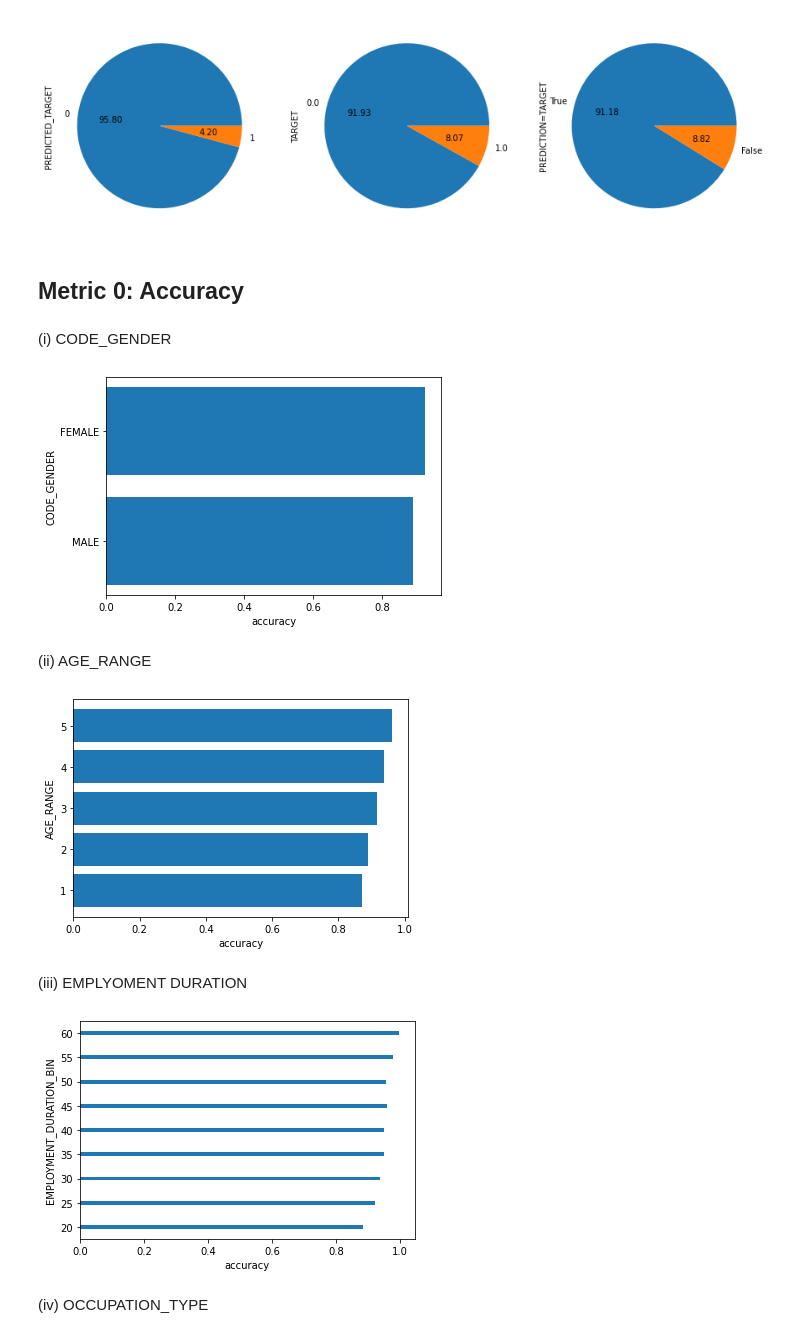
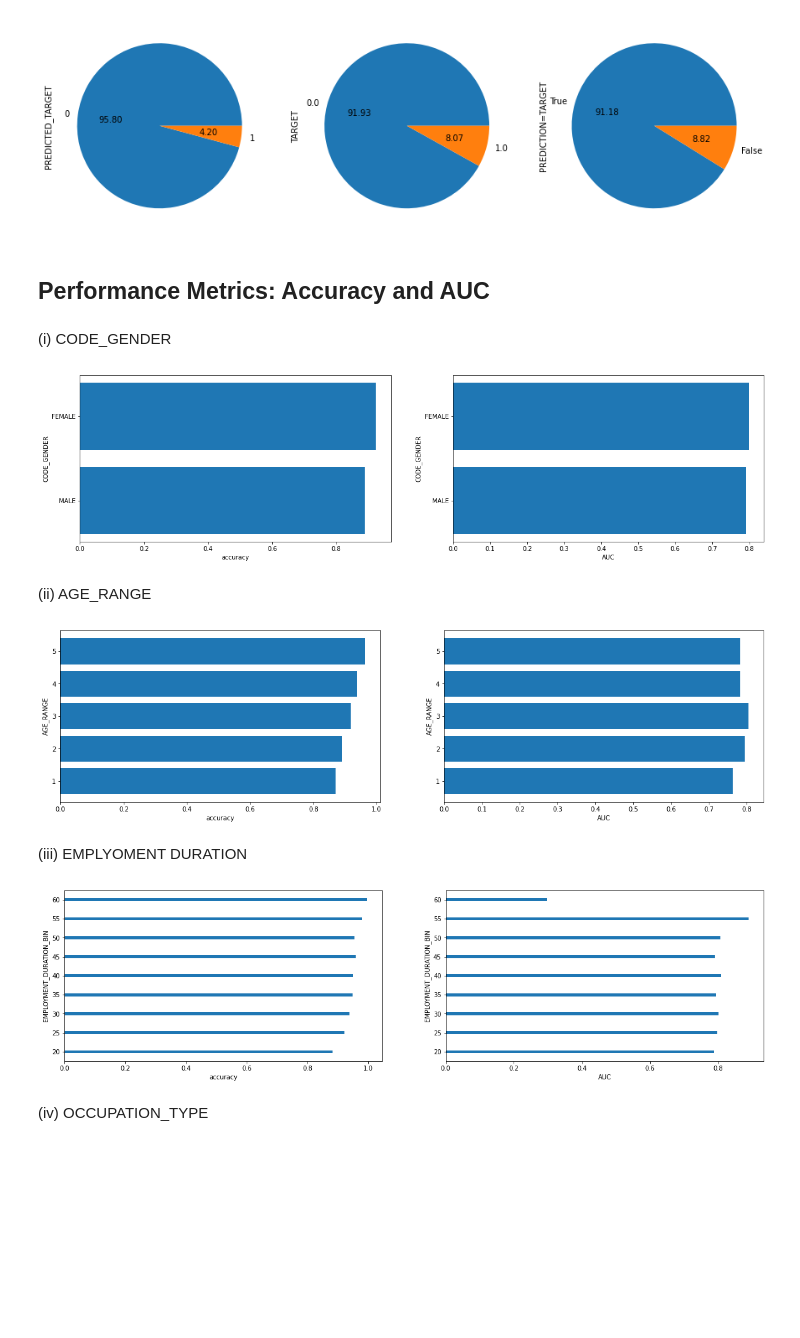
Before and after one commit to eileencho/rds-project, a Jupyter notebook: FairnessMetrics.ipynb, the cells around one changed output. Drawn from its saved outputs; the diff is of its cells as text; code cells hidden in the pictures; blank space fills up the shorter version.

Commit message:
added performance metrics graphs

```diff
--- a/FairnessMetrics.ipynb
+++ b/FairnessMetrics.ipynb
@@ -56,8 +56,8 @@ False     27121
 dtype: int64
 <matplotlib.axes._subplots.AxesSubplot at 0x...>
 [figure]
-# %% [markdown]
-## Metric 0: Accuracy
+# %% [markdown]
+## Performance Metrics: Accuracy and AUC
 # %%
 def subpopulation_accuracy(df, attribute, labels_dict=None):
   """
@@ -65,45 +65,51 @@ def subpopulation_accuracy(df, attribute, labels_dict=None):
   calculates the accuracy for each subgroup of attribute,
   and plots it
   """
-  ticks, acc = [], []
+  ticks, acc, auc = [], [], []
   for val in list(df[attribute].unique()):
-    sub_df = df[[attribute, 'TARGET', 'PREDICTED_TARGET']][df[attribute]==val]
+    sub_df = df[[attribute, 'TARGET', 'PREDICTED_TARGET', 'PREDICTIONS']][df[attribute]==val]
     acc.append(accuracy_score(sub_df['TARGET'], sub_df['PREDICTED_TARGET']))
+    auc.append(roc_auc_score(sub_df['TARGET'], sub_df['PREDICTIONS']))
     if labels_dict==None:
       ticks.append(val)
     else:
       ticks.append(labels_dict[val])
-  acc, ticks = zip(*sorted(zip(acc, ticks)))
-  plt.barh(ticks, acc)
-  plt.xlabel('accuracy')
-  plt.ylabel(attribute)
+  fig, ax = plt.subplots(ncols=2, figsize=(20,5))
+  acc, auc, ticks = zip(*sorted(zip(acc, auc, ticks)))
+  ax[0].barh(ticks, acc)
+  ax[0].set_xlabel('accuracy')
+  ax[0].set_ylabel(attribute)
+  ax[1].barh(ticks, auc)
+  ax[1].set_xlabel('AUC')
+  ax[1].set_ylabel(attribute)
   plt.show()
 # %% [markdown]
 (i) CODE_GENDER
 # %%
 subpopulation_accuracy(df, 'CODE_GENDER', {1:'FEMALE', 0:'MALE'})
 # %% [output]
-[figure, old version]
+[figure, new version]
 # %% [markdown]
 (ii) AGE_RANGE
 # %%
 subpopulation_accuracy(df, 'AGE_RANGE')
 # %% [output]
-[figure, old version]
+[figure, new version]
 # %% [markdown]
 (iii) EMPLYOMENT DURATION
 # %%
 # Binning duration of employment for analysis --> also detect non-negative values for removal
 
 df['DAYS_EMPLOYED_POS'] = df['DAYS_EMPLOYED']
 df.DAYS_EMPLOYED_POS = np.where(df.DAYS_EMPLOYED_POS > 0, 0, df.DAYS_EMPLOYED_POS)
 df['DAYS_EMPLOYED_POS'] = df['DAYS_EMPLOYED_POS'].abs()
 bin_list = np.arange(df['DAYS_EMPLOYED_POS'].min(), df['DAYS_EMPLOYED_POS'].max()+10, 1825)
 df['EMPLOYMENT_DURATION_BIN'] = pd.cut(x=df['DAYS_EMPLOYED_POS'], bins=bin_list, labels=np.arange(20, 65, 5))
-
-subpopulation_accuracy(df, 'EMPLOYMENT_DURATION_BIN')
+subdf = df[['EMPLOYMENT_DURATION_BIN', 'TARGET', 'PREDICTED_TARGET', 'PREDICTIONS']]
+subdf = subdf.dropna()
+subpopulation_accuracy(subdf, 'EMPLOYMENT_DURATION_BIN')
 # %% [output]
-[figure, old version]
+[figure, new version]
 # %% [markdown]
 (iv) OCCUPATION_TYPE
 # %%
```
Also changed, not shown: parts of 4 cells of this notebook.
